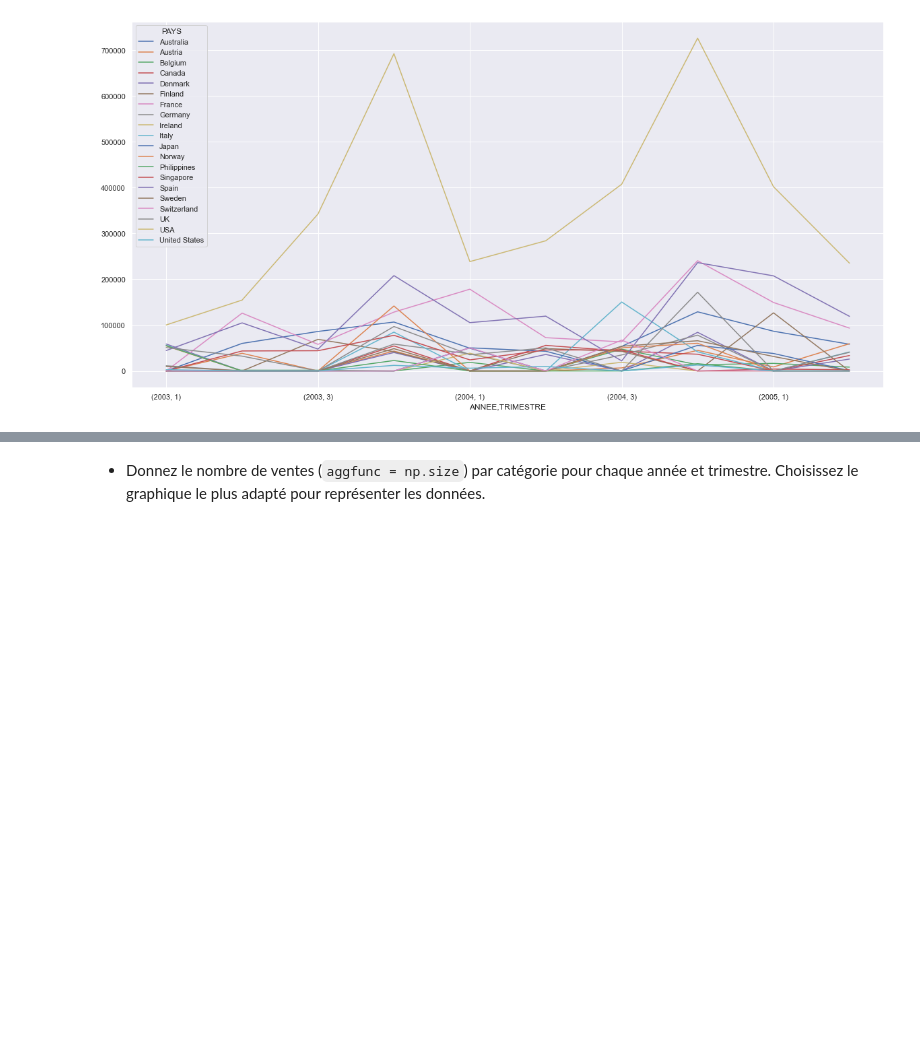
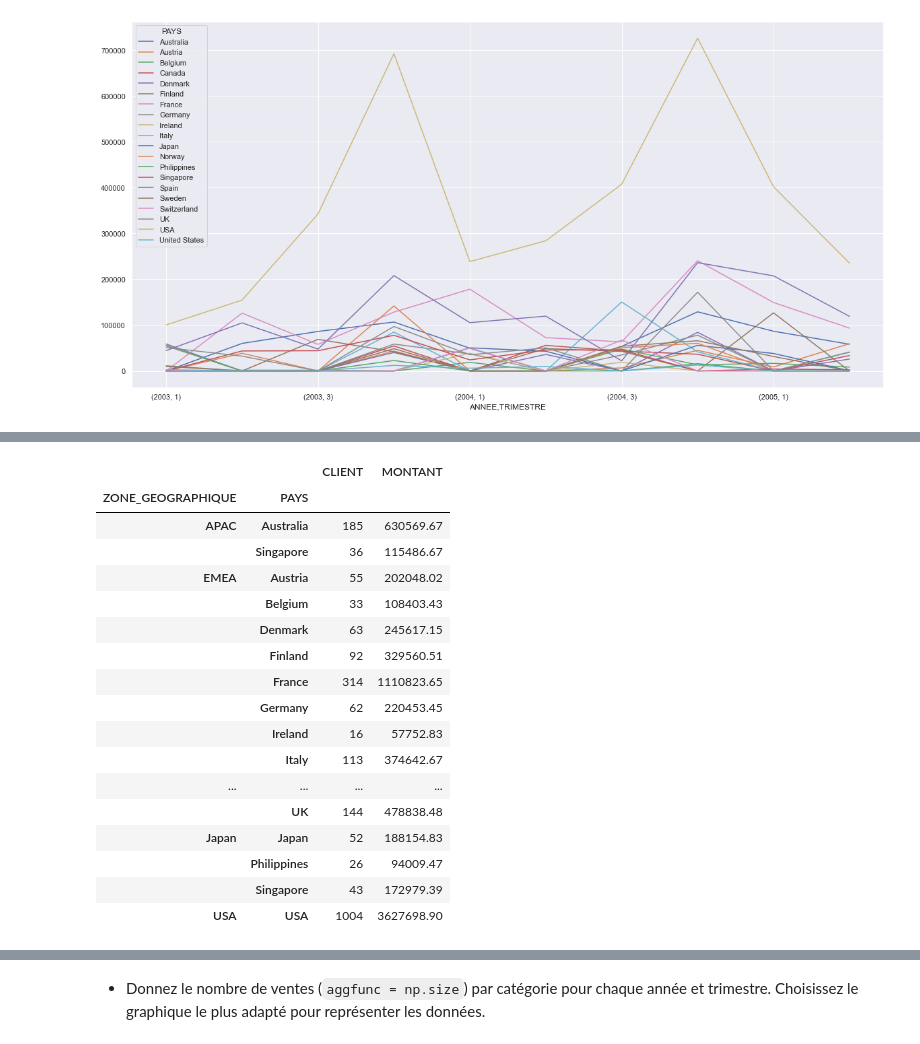
Before and after one commit to BaptisteMahe/ECMDataNaliz, a Jupyter notebook: TD1.ipynb, the cells around one changed output, grey strips where cells are left out. Cells and saved outputs as stored; diff of their text form; code cells hidden in the pictures; blank space fills up the shorter version.

```diff
--- a/TD1.ipynb
+++ b/TD1.ipynb
@@ -187,0 +151,6 @@ client_geo_pivot.plot(kind='bar', figsize= (15, 5))
+# %%
+def get_montant_and_client(prec_geo):
+    zone_grp = data.groupby(prec_geo)
+    count_client = zone_grp.CLIENT.count()
+    sum_montant = zone_grp.MONTANT.sum()
+    return pandas.merge(count_client, sum_montant, on=prec_geo)
@@ -187,0 +166,21 @@ client_geo_pivot.plot(kind='bar', figsize= (15, 5))
+# %%
+get_montant_and_client(['ZONE_GEOGRAPHIQUE', 'PAYS'])
+# %% [output]
+|  |  | CLIENT | MONTANT |
+| ZONE_GEOGRAPHIQUE | PAYS |  |  |
+| APAC | Australia | 185 | 630569.67 |
+|  | Singapore | 36 | 115486.67 |
+| EMEA | Austria | 55 | 202048.02 |
+|  | Belgium | 33 | 108403.43 |
+|  | Denmark | 63 | 245617.15 |
+|  | Finland | 92 | 329560.51 |
+|  | France | 314 | 1110823.65 |
+|  | Germany | 62 | 220453.45 |
+|  | Ireland | 16 | 57752.83 |
+|  | Italy | 113 | 374642.67 |
+| ... | ... | ... | ... |
+|  | UK | 144 | 478838.48 |
+| Japan | Japan | 52 | 188154.83 |
+|  | Philippines | 26 | 94009.47 |
+|  | Singapore | 43 | 172979.39 |
+| USA | USA | 1004 | 3627698.90 |
```
Also changed, not shown: parts of 8 cells of this notebook.
